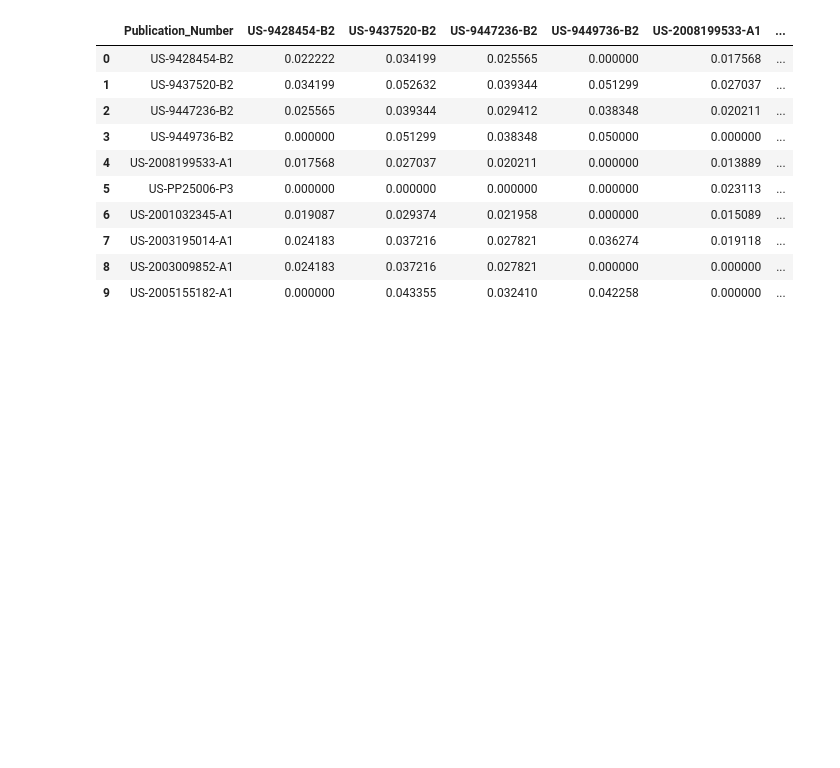
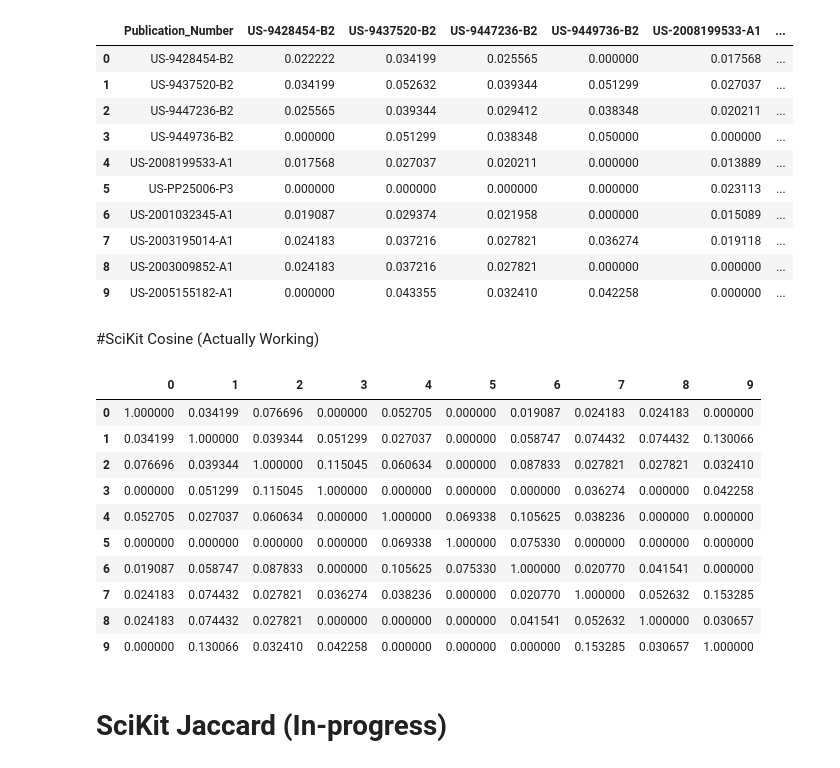
Before and after one commit to GabeAspir/Patent-Prior-Art-Finder, a Jupyter notebook: 4_SimilarityTechniques/Getting_into_metrics_Ephraim.ipynb, the cells around one changed output. Saved outputs shown, nothing was run; the diff lists cells and outputs as text; code cells hidden in the pictures; blank space fills up the shorter version.

Commit message:
SciKit Cosine functional

```diff
--- a/4_SimilarityTechniques/Getting_into_metrics_Ephraim.ipynb
+++ b/4_SimilarityTechniques/Getting_into_metrics_Ephraim.ipynb
@@ -160,3 +152,24 @@ temp_sim_Table
 | 7 | US-2003195014-A1 | 0.024183 | 0.037216 | 0.027821 | 0.036274 | 0.019118 | ... |
 | 8 | US-2003009852-A1 | 0.024183 | 0.037216 | 0.027821 | 0.000000 | 0.000000 | ... |
 | 9 | US-2005155182-A1 | 0.000000 | 0.043355 | 0.032410 | 0.042258 | 0.000000 | ... |
+# %% [markdown]
+#SciKit Cosine (Actually Working)
+# %%
+scicos= cosine_similarity(bbow(pt['tokenized']))
+# %%
+costb= pandas.DataFrame(scicos)
+costb
+# %% [output]
+|  | 0 | 1 | 2 | 3 | 4 | 5 | 6 | 7 | 8 | 9 |
+| 0 | 1.000000 | 0.034199 | 0.076696 | 0.000000 | 0.052705 | 0.000000 | 0.019087 | 0.024183 | 0.024183 | 0.000000 |
+| 1 | 0.034199 | 1.000000 | 0.039344 | 0.051299 | 0.027037 | 0.000000 | 0.058747 | 0.074432 | 0.074432 | 0.130066 |
+| 2 | 0.076696 | 0.039344 | 1.000000 | 0.115045 | 0.060634 | 0.000000 | 0.087833 | 0.027821 | 0.027821 | 0.032410 |
+| 3 | 0.000000 | 0.051299 | 0.115045 | 1.000000 | 0.000000 | 0.000000 | 0.000000 | 0.036274 | 0.000000 | 0.042258 |
+| 4 | 0.052705 | 0.027037 | 0.060634 | 0.000000 | 1.000000 | 0.069338 | 0.105625 | 0.038236 | 0.000000 | 0.000000 |
+| 5 | 0.000000 | 0.000000 | 0.000000 | 0.000000 | 0.069338 | 1.000000 | 0.075330 | 0.000000 | 0.000000 | 0.000000 |
+| 6 | 0.019087 | 0.058747 | 0.087833 | 0.000000 | 0.105625 | 0.075330 | 1.000000 | 0.020770 | 0.041541 | 0.000000 |
+| 7 | 0.024183 | 0.074432 | 0.027821 | 0.036274 | 0.038236 | 0.000000 | 0.020770 | 1.000000 | 0.052632 | 0.153285 |
+| 8 | 0.024183 | 0.074432 | 0.027821 | 0.000000 | 0.000000 | 0.000000 | 0.041541 | 0.052632 | 1.000000 | 0.030657 |
+| 9 | 0.000000 | 0.130066 | 0.032410 | 0.042258 | 0.000000 | 0.000000 | 0.000000 | 0.153285 | 0.030657 | 1.000000 |
+# %% [markdown]
+# SciKit Jaccard (In-progress)
```
Also changed, not shown: parts of 7 cells of this notebook.
